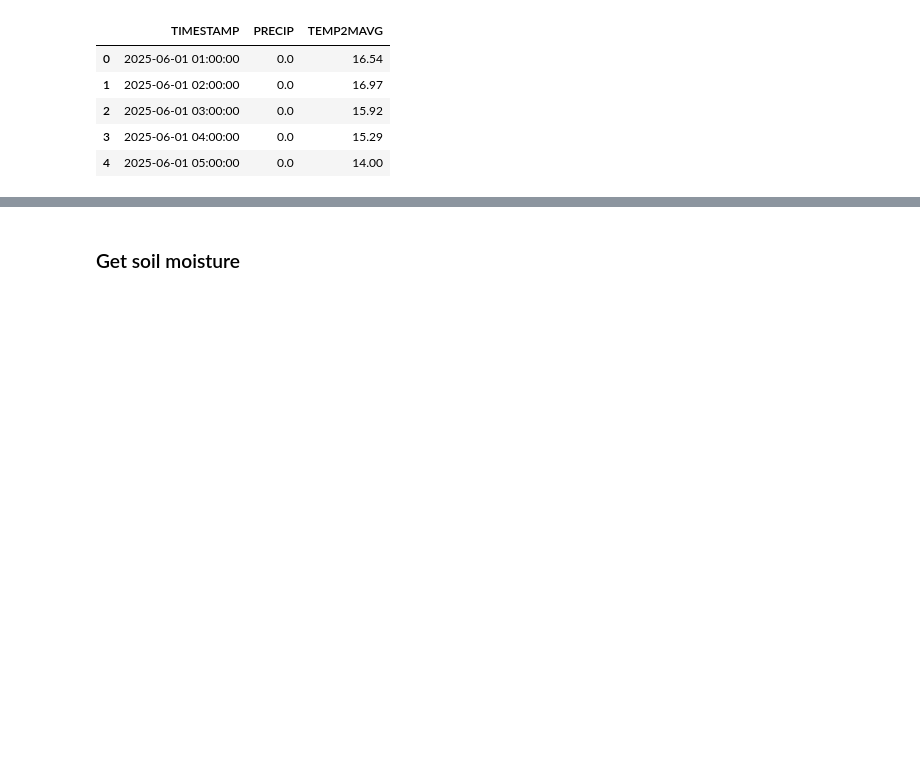
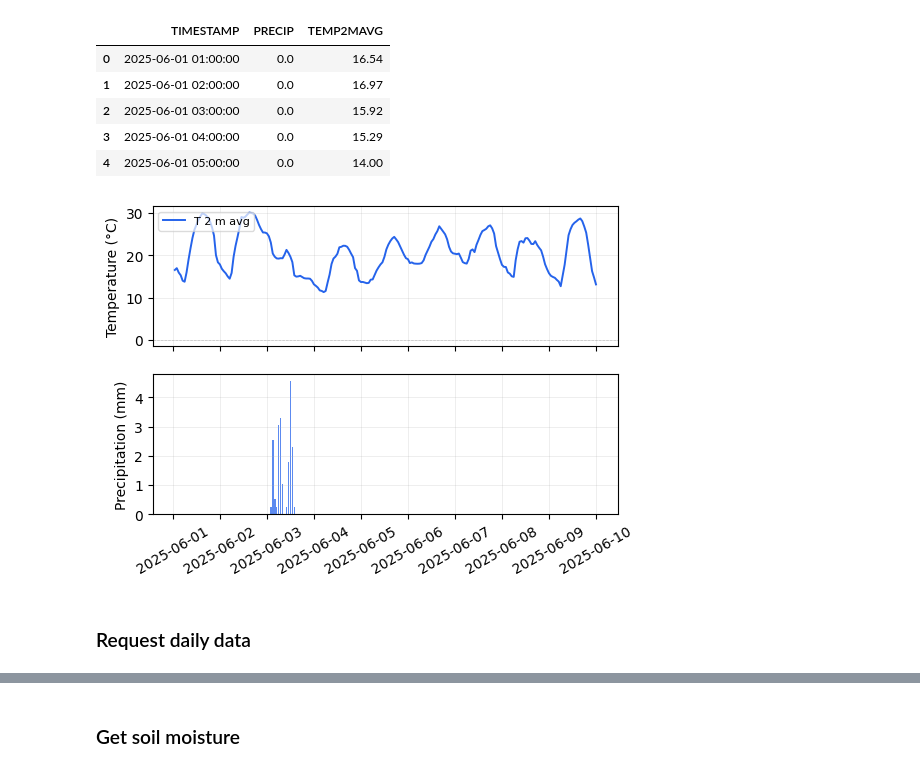
Before and after one commit to soilwater/ksmesopy, a Jupyter notebook: ksmesopy/examples/examples.ipynb, the cells around one changed output, grey strips where cells are left out. Saved outputs shown, nothing was run; the diff lists cells and outputs as text; code cells hidden in the pictures; blank space fills up the shorter version.

```diff
--- a/ksmesopy/examples/examples.ipynb
+++ b/ksmesopy/examples/examples.ipynb
@@ -56,3 +58,12 @@ df.head(5)
 | 2 | 2025-06-01 03:00:00 | 0.0 | 15.92 |
 | 3 | 2025-06-01 04:00:00 | 0.0 | 15.29 |
 | 4 | 2025-06-01 05:00:00 | 0.0 | 14.00 |
+# %%
+fig, axes = plt.subplots(2, 1, sharex=True, figsize=(6, 4))
+charts.plot_temperature(axes[0], df, ["TEMP2MAVG"])
+charts.plot_precip(axes[1], df, "PRECIP")
+plt.show()
+# %% [output]
+[figure, added]
+# %% [markdown]
+### Request daily data
```
Also changed, not shown: parts of 12 cells of this notebook, 2 other files.
